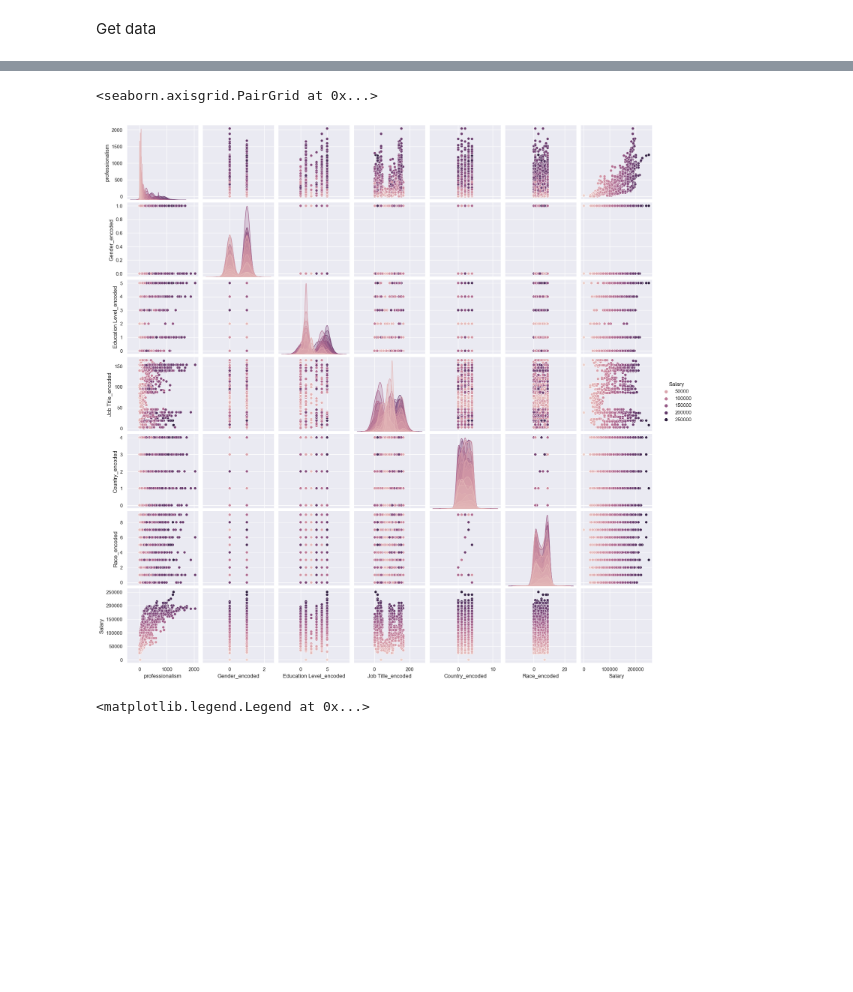
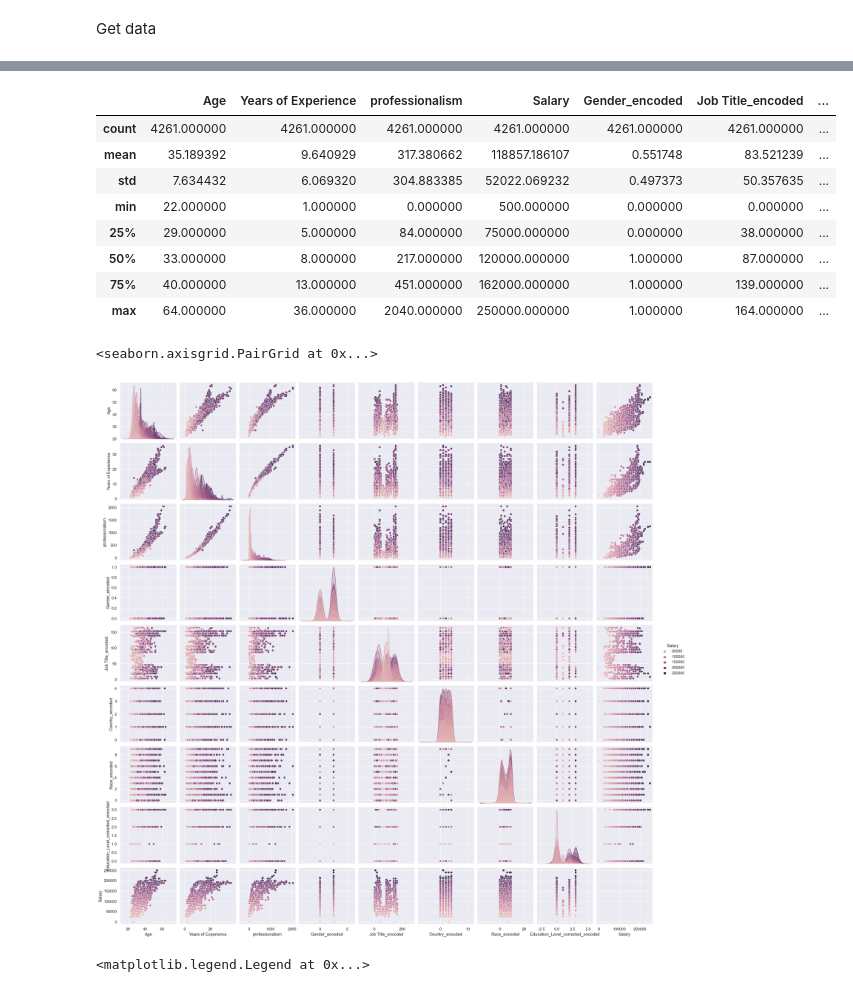
Before and after one commit to Oren-BenA/Regression_project, a Jupyter notebook: EDA.ipynb, the cells around one changed output, grey strips where cells are left out. Drawn from its saved outputs; the diff is of its cells as text; code cells hidden in the pictures; blank space fills up the shorter version.

```diff
--- a/EDA.ipynb
+++ b/EDA.ipynb
@@ -8,0 +22,3 @@ y = pd.read_csv(file_path)
+# %%
+df_org2 = df_org.join(df_edu_correct)
+df_org2.drop(columns = ['Unnamed: 0.1', 'Unnamed: 0', 'Education Level'], inplace = True)
@@ -77,8 +123,20 @@ X_train_copy = X_train[['professionalism','Gender_encoded', 'Education Level_enc
+# %%
+df_mod2.describe()
+# %% [output]
+|  | Age | Years of Experience | professionalism | Salary | Gender_encoded | Job Title_encoded | ... |
+| count | 4261.000000 | 4261.000000 | 4261.000000 | 4261.000000 | 4261.000000 | 4261.000000 | ... |
+| mean | 35.189392 | 9.640929 | 317.380662 | 118857.186107 | 0.551748 | 83.521239 | ... |
+| std | 7.634432 | 6.069320 | 304.883385 | 52022.069232 | 0.497373 | 50.357635 | ... |
+| min | 22.000000 | 1.000000 | 0.000000 | 500.000000 | 0.000000 | 0.000000 | ... |
+| 25% | 29.000000 | 5.000000 | 84.000000 | 75000.000000 | 0.000000 | 38.000000 | ... |
+| 50% | 33.000000 | 8.000000 | 217.000000 | 120000.000000 | 1.000000 | 87.000000 | ... |
+| 75% | 40.000000 | 13.000000 | 451.000000 | 162000.000000 | 1.000000 | 139.000000 | ... |
+| max | 64.000000 | 36.000000 | 2040.000000 | 250000.000000 | 1.000000 | 164.000000 | ... |
 # %%
-sns.pairplot(X_train_copy.join(y.set_index('id')), vars = X_train_copy.join(y.set_index('id')).columns, hue = 'Salary')
+sns.pairplot(X_train.join(y.set_index('id')), vars = X_train.join(y.set_index('id')).columns, hue = 'Salary')
 # %% [output]
 <seaborn.axisgrid.PairGrid at 0x...>
-[figure, old version]
+[figure, new version]
 # %%
 sns.scatterplot(data = X_train.join(y_train),x= 'Race_encoded', y = 'Country_encoded', hue = 'Salary')
 plt.legend(loc = 'best')
```
Also changed, not shown: parts of 25 cells of this notebook.
